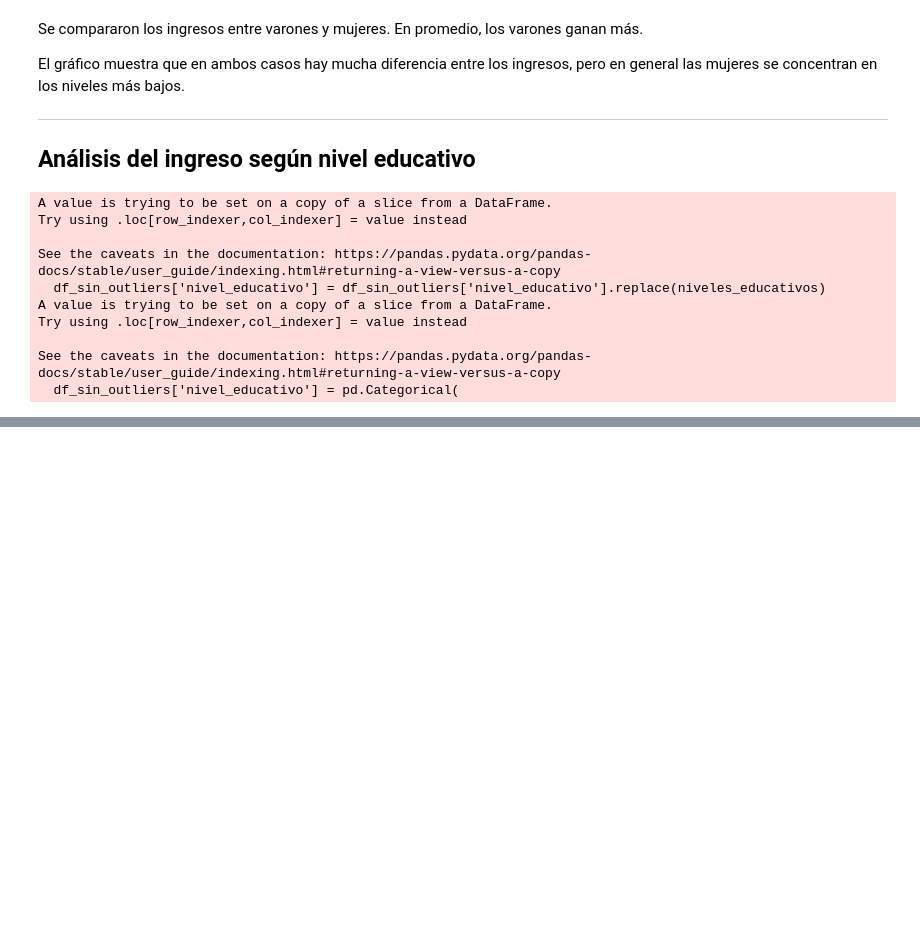
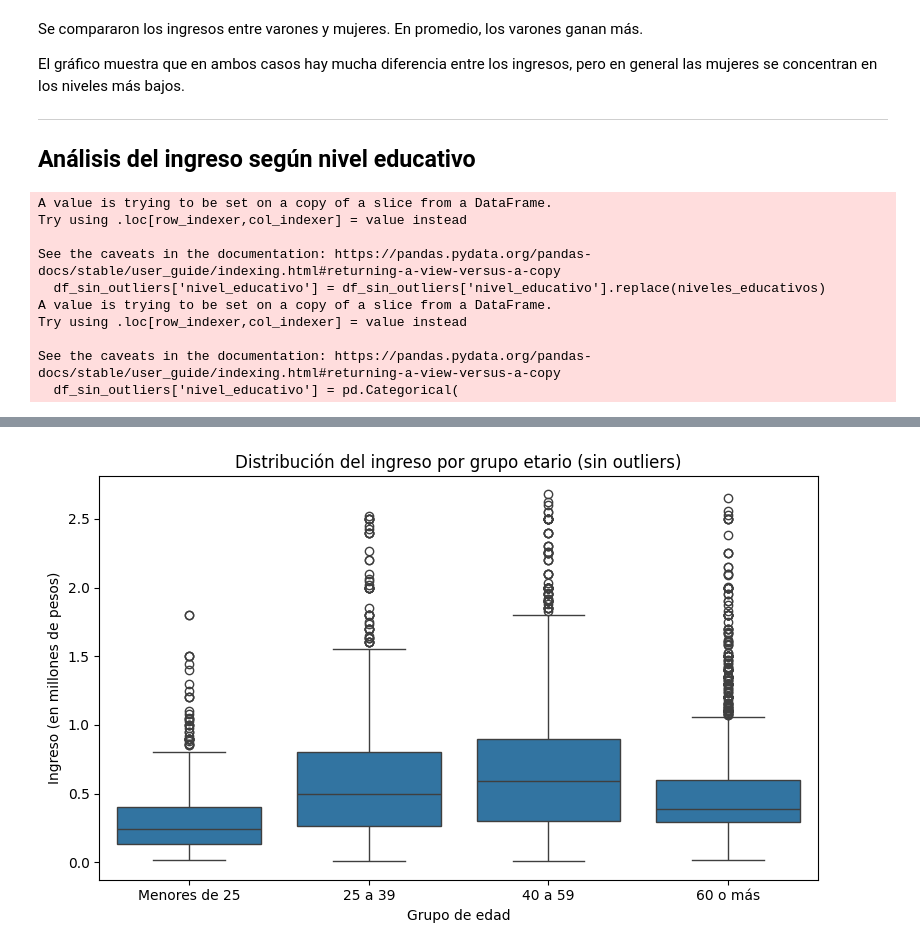
Before and after one commit to LMatiPerez/AnalisisDeDatosI_G5, a Jupyter notebook: procesamiento_bases.ipynb, the cells around one changed output, grey strips where cells are left out. Saved outputs shown, nothing was run; the diff lists cells and outputs as text; code cells hidden in the pictures; blank space fills up the shorter version.

```diff
--- a/procesamiento_bases.ipynb
+++ b/procesamiento_bases.ipynb
@@ -321,0 +387,14 @@ plt.show()
+# %%
+plt.figure(figsize=(8, 5))
+sns.boxplot(
+    data=df_sin_outliers,
+    x='grupo_edad',
+    y=df_sin_outliers['ingreso'] / 1_000_000
+)
+plt.title("Distribución del ingreso por grupo etario (sin outliers)")
+plt.xlabel("Grupo de edad")
+plt.ylabel("Ingreso (en millones de pesos)")
+plt.tight_layout()
+plt.show()
+# %% [output]
+[figure, added]
```
Also changed, not shown: parts of 28 cells of this notebook, 1 other file.
